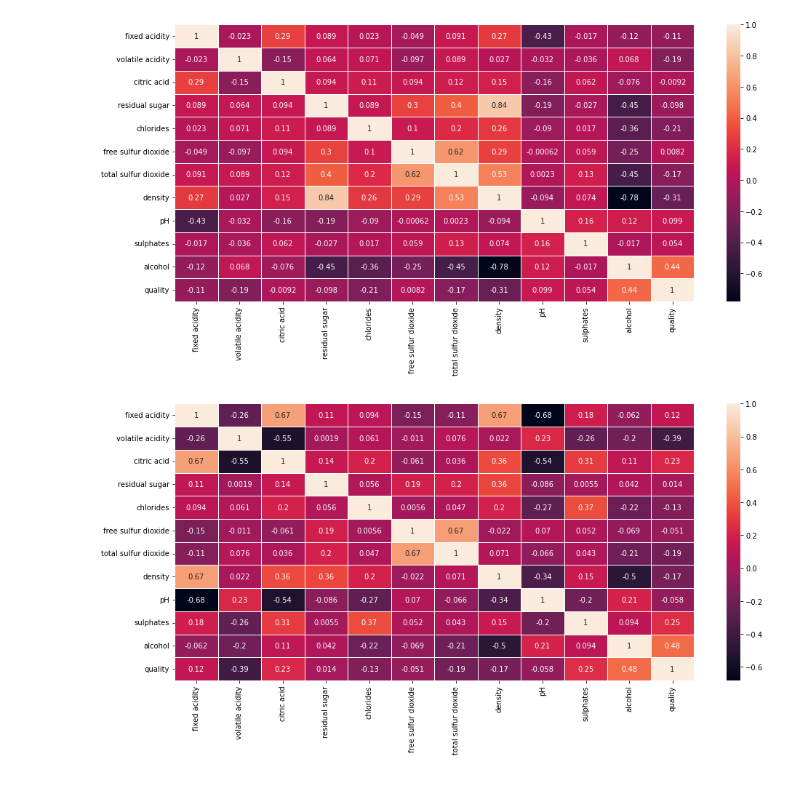
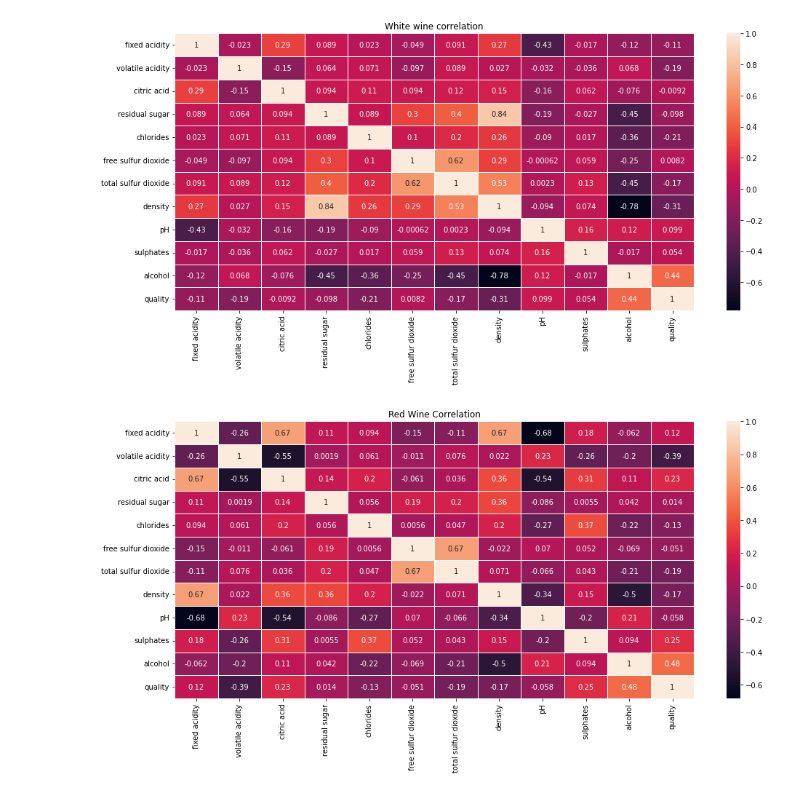
Before and after one commit to AntonMayboeck/AnalysisWine, a Jupyter notebook: wineclassification.py.ipynb, the cells around one changed output. Saved outputs shown, nothing was run; the diff lists cells and outputs as text; code cells hidden in the pictures.

```diff
--- a/wineclassification.py.ipynb
+++ b/wineclassification.py.ipynb
@@ -19,17 +21,19 @@ red_wine = pd.read_csv("winequality-red.csv")
 # %%
 plt.figure(figsize=(16, 7))
 
 # Finding the correlation between the columns in the dataset
+plt.title('White wine correlation')
 sns.heatmap(white_wine.corr(), annot=True, fmt='0.2g', linewidths=1)
 plt.show()
 
 plt.figure(figsize=(16, 7))
+plt.title('Red Wine Correlation')
 sns.heatmap(red_wine.corr(), annot=True, fmt='0.2g', linewidths=1)
 
 plt.show()
 # %% [output]
-[figure, old version]
+[figure, new version]
-[figure, old version]
+[figure, new version]
 # %%
 grid_dict = {}
 acc_dict = {}
```
Also changed, not shown: parts of 18 cells of this notebook.
